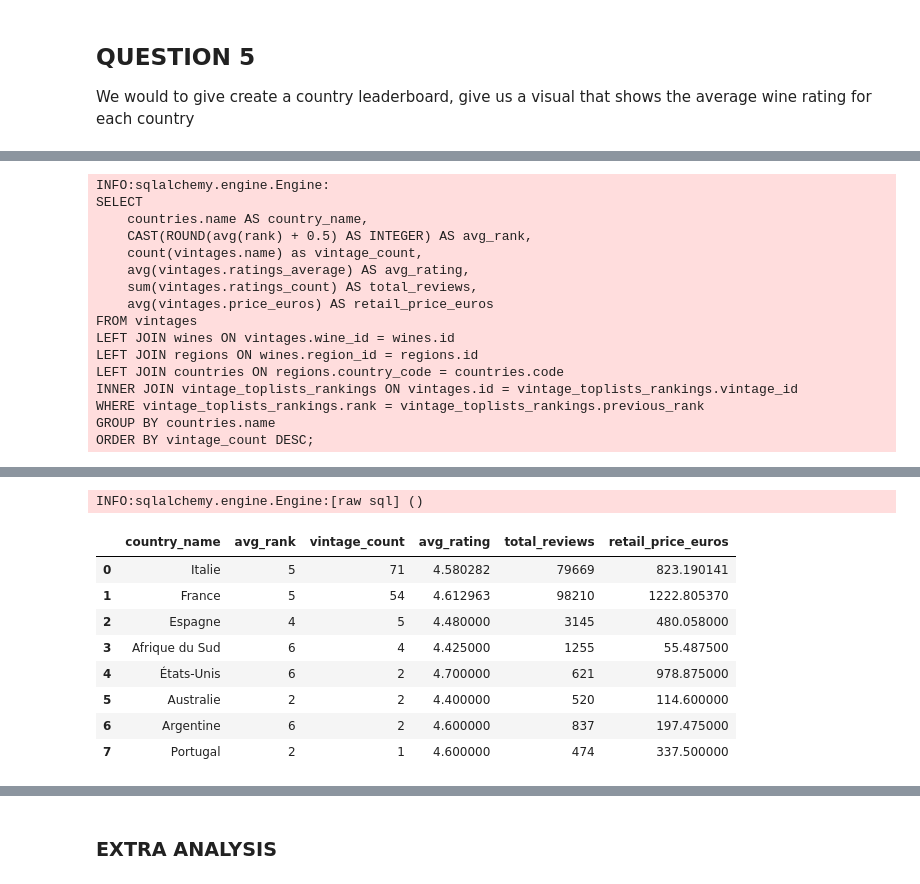
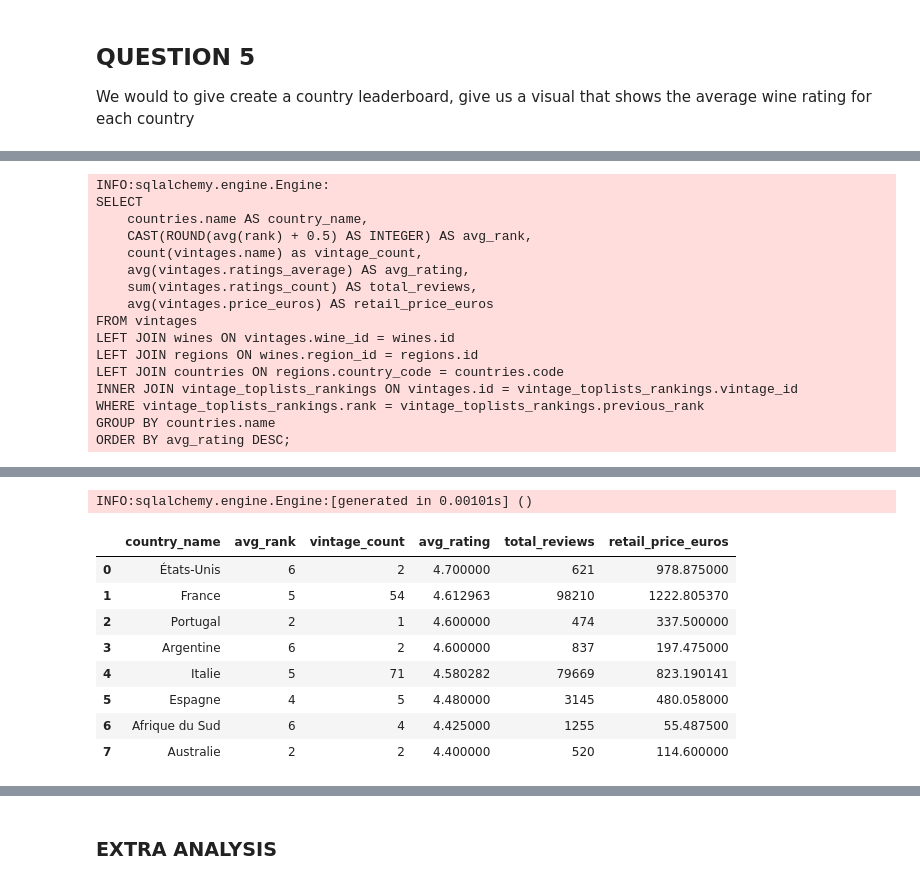
Before and after one commit to mfirdaus354/project_vivino, a Jupyter notebook: notebooks/vivino_market_analysis.ipynb, the cells around one changed output, grey strips where cells are left out. Cells and saved outputs as stored; diff of their text form; code cells hidden in the pictures.

```diff
--- a/notebooks/vivino_market_analysis.ipynb
+++ b/notebooks/vivino_market_analysis.ipynb
@@ -1011,6 +1096,6 @@ INFO:sqlalchemy.engine.Engine:[raw sql] ()
 # %%
-# Identify countries with highest count of top - rated vintage wines
-query_country_vintages = vivino_engine.execute(
+# Identify countries with highest count of top - rated vintage wines based on its aggregated wine ratings
+query_country_vintages = text(
     """
 SELECT
     countries.name AS country_name,
@@ -1026,9 +1111,10 @@ LEFT JOIN countries ON regions.country_code = countries.code
 INNER JOIN vintage_toplists_rankings ON vintages.id = vintage_toplists_rankings.vintage_id
 WHERE vintage_toplists_rankings.rank = vintage_toplists_rankings.previous_rank
 GROUP BY countries.name
-ORDER BY vintage_count DESC;
+ORDER BY avg_rating DESC;
 """
 )
+query_country_vintages = vivino_session.execute(query_country_vintages)
 
 # initialize country_vintages_df
 fetch_query_country_vintages = query_country_vintages.fetchall()
@@ -1072,4 +1158,4 @@ LEFT JOIN countries ON regions.country_code = countries.code
 INNER JOIN vintage_toplists_rankings ON vintages.id = vintage_toplists_rankings.vintage_id
 WHERE vintage_toplists_rankings.rank = vintage_toplists_rankings.previous_rank
 GROUP BY countries.name
-ORDER BY vintage_count DESC;
+ORDER BY avg_rating DESC;
@@ -1077,13 +1163,13 @@ ORDER BY vintage_count DESC;
-INFO:sqlalchemy.engine.Engine:[raw sql] ()
+INFO:sqlalchemy.engine.Engine:[generated in 0.00101s] ()
 |  | country_name | avg_rank | vintage_count | avg_rating | total_reviews | retail_price_euros |
-| 0 | Italie | 5 | 71 | 4.580282 | 79669 | 823.190141 |
+| 0 | États-Unis | 6 | 2 | 4.700000 | 621 | 978.875000 |
 | 1 | France | 5 | 54 | 4.612963 | 98210 | 1222.805370 |
-| 2 | Espagne | 4 | 5 | 4.480000 | 3145 | 480.058000 |
-| 3 | Afrique du Sud | 6 | 4 | 4.425000 | 1255 | 55.487500 |
-| 4 | États-Unis | 6 | 2 | 4.700000 | 621 | 978.875000 |
-| 5 | Australie | 2 | 2 | 4.400000 | 520 | 114.600000 |
-| 6 | Argentine | 6 | 2 | 4.600000 | 837 | 197.475000 |
-| 7 | Portugal | 2 | 1 | 4.600000 | 474 | 337.500000 |
+| 2 | Portugal | 2 | 1 | 4.600000 | 474 | 337.500000 |
+| 3 | Argentine | 6 | 2 | 4.600000 | 837 | 197.475000 |
+| 4 | Italie | 5 | 71 | 4.580282 | 79669 | 823.190141 |
+| 5 | Espagne | 4 | 5 | 4.480000 | 3145 | 480.058000 |
+| 6 | Afrique du Sud | 6 | 4 | 4.425000 | 1255 | 55.487500 |
+| 7 | Australie | 2 | 2 | 4.400000 | 520 | 114.600000 |
 # %% [markdown]
 THE AWARD GOES TO
 - ITALY
```
Also changed, not shown: parts of 20 cells of this notebook, 23 other files.
